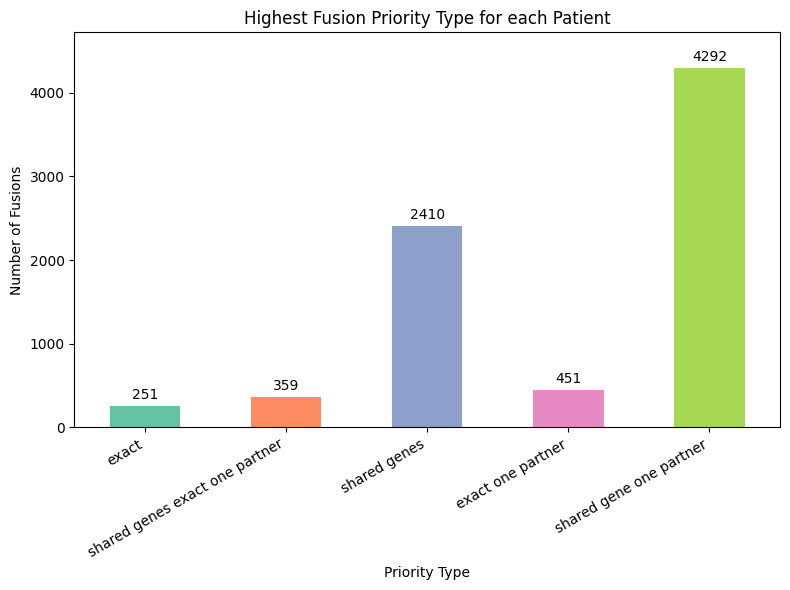
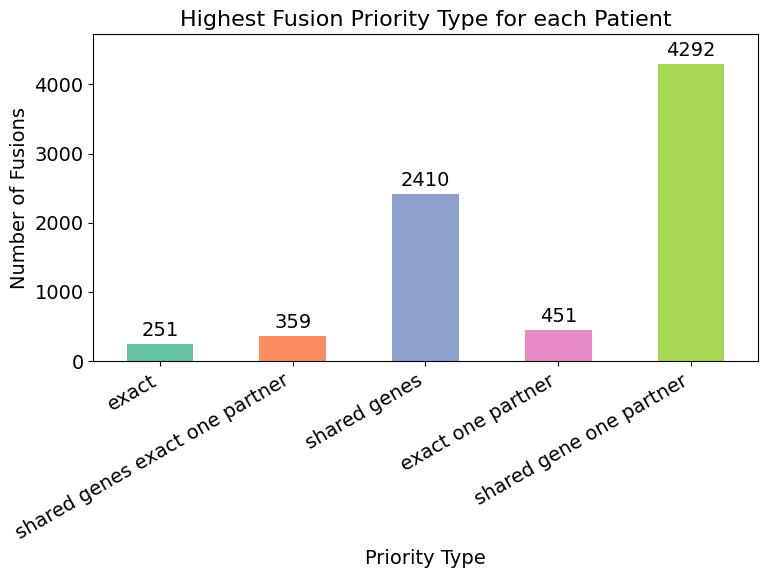
Unified diff of the notebook cell whose output changed from the first chart to the second:
--- before
+++ after
@@ -1,4 +1,10 @@
 import matplotlib.pyplot as plt
 import seaborn as sns
+
+plt.rcParams.update({
+    "font.size": 14,
+    "axes.titlesize": 16,
+    "axes.labelsize": 14,
+})
 
 highest_priority_df = highest_priority_df[highest_priority_df["count"] > 0]

Commit: Update figure sizes for matching figures